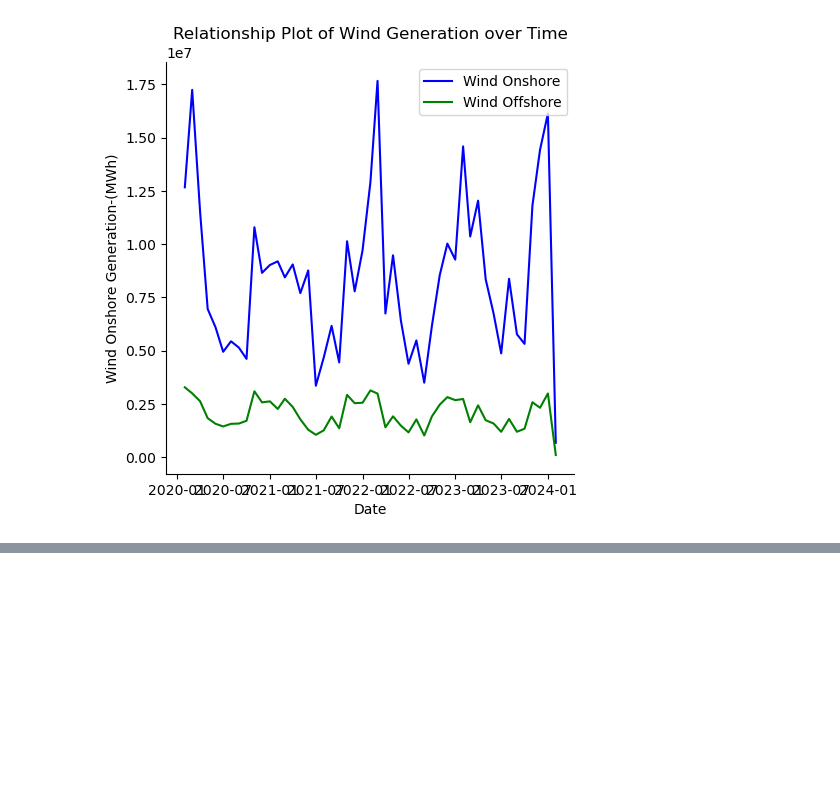
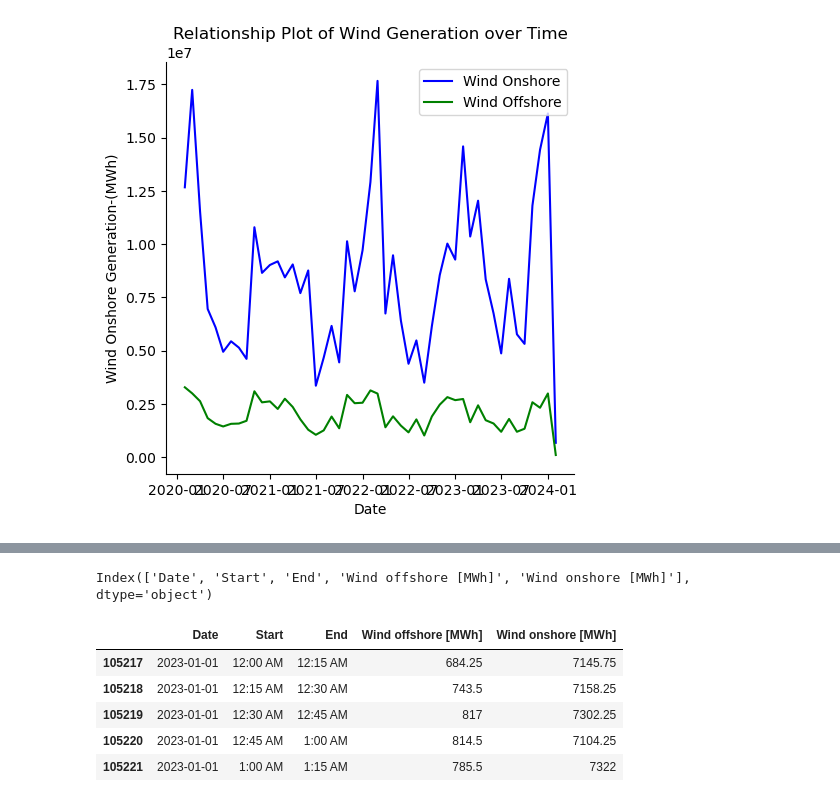
Before and after one commit to MarshalPrime/Renewable-Energy-Germany, a Jupyter notebook: Data_analysis_Wind On_Offshore Energy.ipynb, the cells around one changed output, grey strips where cells are left out. Cells and saved outputs as stored; diff of their text form; code cells hidden in the pictures; blank space fills up the shorter version.

```diff
--- a/Data_analysis_Wind On_Offshore Energy.ipynb
+++ b/Data_analysis_Wind On_Offshore Energy.ipynb
@@ -306,0 +318,4 @@ in this case We observe a strong positive correlation between Wind onshore and W
+# %%
+print(filtered_review.columns)
+# %% [output]
+Index(['Date', 'Start', 'End', 'Wind offshore [MWh]', 'Wind onshore [MWh]'], dtype='object')
@@ -306,0 +324,9 @@ in this case We observe a strong positive correlation between Wind onshore and W
+# %%
+data_2023.head()
+# %% [output]
+|  | Date | Start | End | Wind offshore [MWh] | Wind onshore [MWh] |
+| 105217 | 2023-01-01 | 12:00 AM | 12:15 AM | 684.25 | 7145.75 |
+| 105218 | 2023-01-01 | 12:15 AM | 12:30 AM | 743.5 | 7158.25 |
+| 105219 | 2023-01-01 | 12:30 AM | 12:45 AM | 817 | 7302.25 |
+| 105220 | 2023-01-01 | 12:45 AM | 1:00 AM | 814.5 | 7104.25 |
+| 105221 | 2023-01-01 | 1:00 AM | 1:15 AM | 785.5 | 7322 |
```
Also changed, not shown: parts of 13 cells of this notebook.
